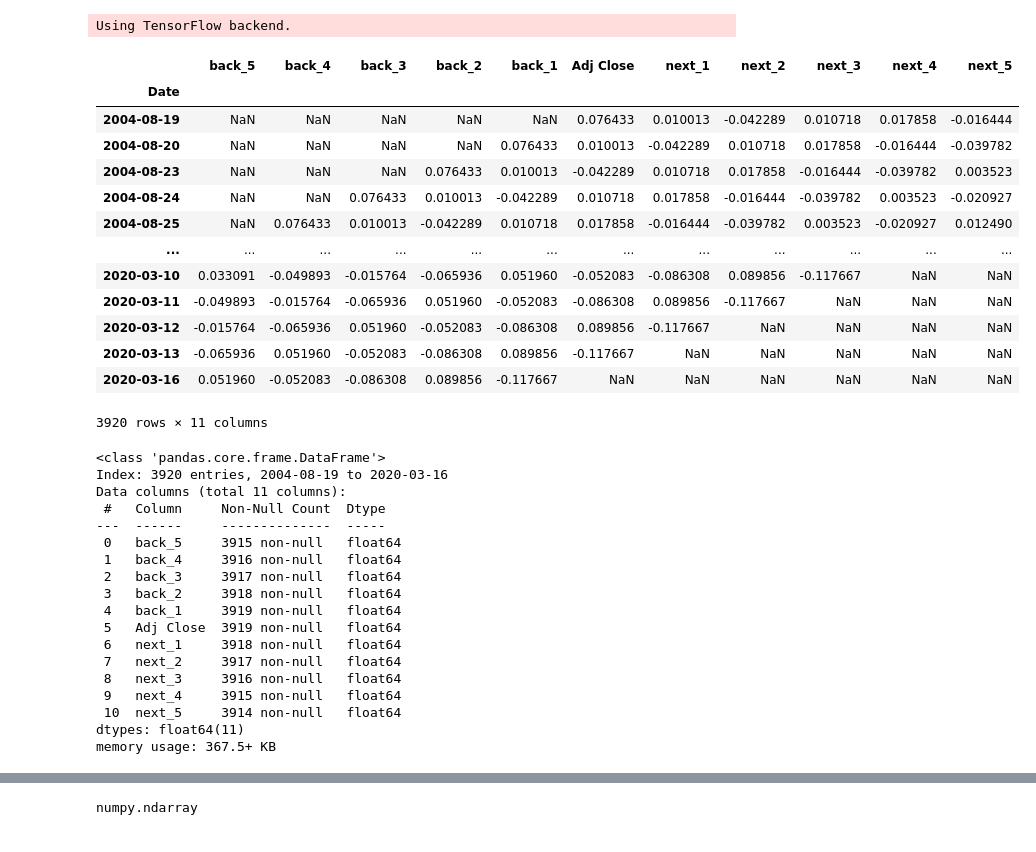
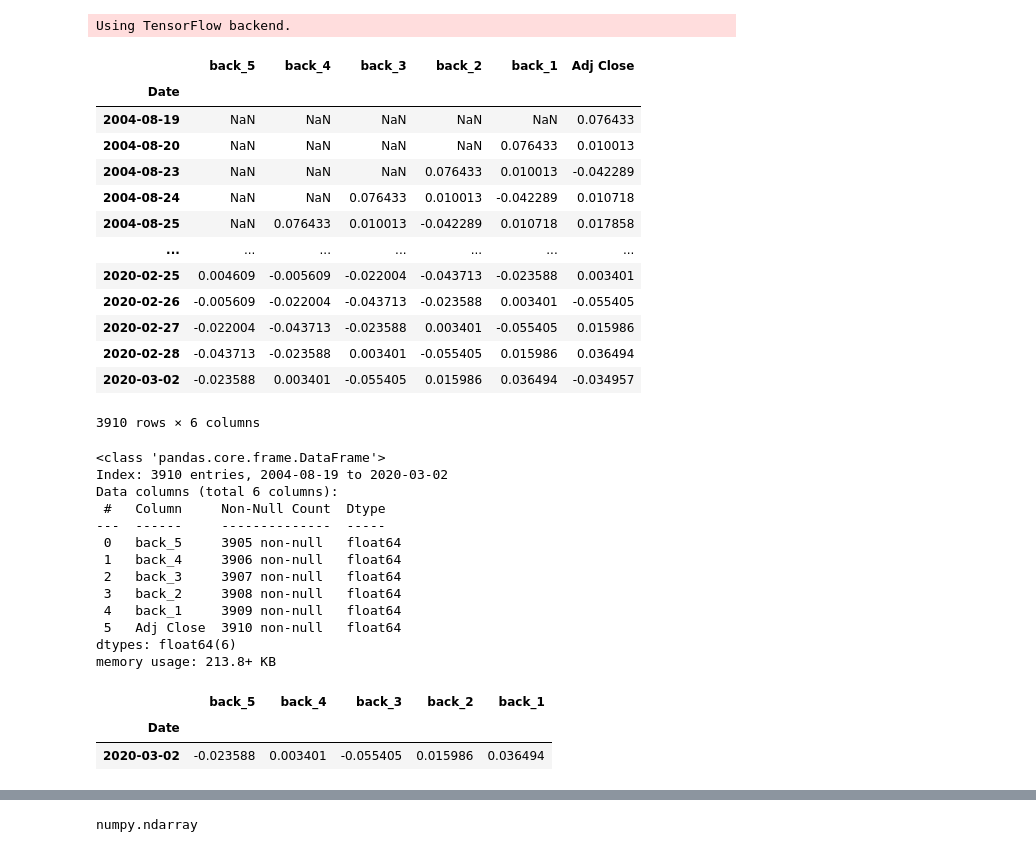
Before and after one commit to AHalarewicz/TimeSeriesAnalysis, a Jupyter notebook: notebooks/keras_predictions.ipynb, the cells around one changed output, grey strips where cells are left out. Cells and saved outputs as stored; diff of their text form; code cells hidden in the pictures.

Commit message:
predict increase or decrease and tomorrow's new stock price

```diff
--- a/notebooks/keras_predictions.ipynb
+++ b/notebooks/keras_predictions.ipynb
@@ -13,41 +13,45 @@ import joblib
 Using TensorFlow backend.
 # %%
 time_series_df = pd.read_csv('../data/interim/time_series.csv', index_col='Date')
+time_series_df = time_series_df[:-10]
 time_series_df
 # %% [output]
-|  | back_5 | back_4 | back_3 | back_2 | back_1 | Adj Close | next_1 | next_2 | next_3 | next_4 | next_5 |
-| Date |  |  |  |  |  |  |  |  |  |  |  |
-| 2004-08-19 | NaN | NaN | NaN | NaN | NaN | 0.076433 | 0.010013 | -0.042289 | 0.010718 | 0.017858 | -0.016444 |
-| 2004-08-20 | NaN | NaN | NaN | NaN | 0.076433 | 0.010013 | -0.042289 | 0.010718 | 0.017858 | -0.016444 | -0.039782 |
-| 2004-08-23 | NaN | NaN | NaN | 0.076433 | 0.010013 | -0.042289 | 0.010718 | 0.017858 | -0.016444 | -0.039782 | 0.003523 |
-| 2004-08-24 | NaN | NaN | 0.076433 | 0.010013 | -0.042289 | 0.010718 | 0.017858 | -0.016444 | -0.039782 | 0.003523 | -0.020927 |
-| 2004-08-25 | NaN | 0.076433 | 0.010013 | -0.042289 | 0.010718 | 0.017858 | -0.016444 | -0.039782 | 0.003523 | -0.020927 | 0.012490 |
-| ... | ... | ... | ... | ... | ... | ... | ... | ... | ... | ... | ... |
-| 2020-03-10 | 0.033091 | -0.049893 | -0.015764 | -0.065936 | 0.051960 | -0.052083 | -0.086308 | 0.089856 | -0.117667 | NaN | NaN |
-| 2020-03-11 | -0.049893 | -0.015764 | -0.065936 | 0.051960 | -0.052083 | -0.086308 | 0.089856 | -0.117667 | NaN | NaN | NaN |
-| 2020-03-12 | -0.015764 | -0.065936 | 0.051960 | -0.052083 | -0.086308 | 0.089856 | -0.117667 | NaN | NaN | NaN | NaN |
-| 2020-03-13 | -0.065936 | 0.051960 | -0.052083 | -0.086308 | 0.089856 | -0.117667 | NaN | NaN | NaN | NaN | NaN |
-| 2020-03-16 | 0.051960 | -0.052083 | -0.086308 | 0.089856 | -0.117667 | NaN | NaN | NaN | NaN | NaN | NaN |
+|  | back_5 | back_4 | back_3 | back_2 | back_1 | Adj Close |
+| Date |  |  |  |  |  |  |
+| 2004-08-19 | NaN | NaN | NaN | NaN | NaN | 0.076433 |
+| 2004-08-20 | NaN | NaN | NaN | NaN | 0.076433 | 0.010013 |
+| 2004-08-23 | NaN | NaN | NaN | 0.076433 | 0.010013 | -0.042289 |
+| 2004-08-24 | NaN | NaN | 0.076433 | 0.010013 | -0.042289 | 0.010718 |
+| 2004-08-25 | NaN | 0.076433 | 0.010013 | -0.042289 | 0.010718 | 0.017858 |
+| ... | ... | ... | ... | ... | ... | ... |
+| 2020-02-25 | 0.004609 | -0.005609 | -0.022004 | -0.043713 | -0.023588 | 0.003401 |
+| 2020-02-26 | -0.005609 | -0.022004 | -0.043713 | -0.023588 | 0.003401 | -0.055405 |
+| 2020-02-27 | -0.022004 | -0.043713 | -0.023588 | 0.003401 | -0.055405 | 0.015986 |
+| 2020-02-28 | -0.043713 | -0.023588 | 0.003401 | -0.055405 | 0.015986 | 0.036494 |
+| 2020-03-02 | -0.023588 | 0.003401 | -0.055405 | 0.015986 | 0.036494 | -0.034957 |
-3920 rows × 11 columns
+3910 rows × 6 columns
 # %%
 time_series_df.info()
 # %% [output]
 <class 'pandas.core.frame.DataFrame'>
-Index: 3920 entries, 2004-08-19 to 2020-03-16
-Data columns (total 11 columns):
+Index: 3910 entries, 2004-08-19 to 2020-03-02
+Data columns (total 6 columns):
  #   Column     Non-Null Count  Dtype
 ---  ------     --------------  -----
- 0   back_5     3915 non-null   float64
- 1   back_4     3916 non-null   float64
- 2   back_3     3917 non-null   float64
- 3   back_2     3918 non-null   float64
- 4   back_1     3919 non-null   float64
- 5   Adj Close  3919 non-null   float64
- 6   next_1     3918 non-null   float64
- 7   next_2     3917 non-null   float64
- 8   next_3     3916 non-null   float64
- 9   next_4     3915 non-null   float64
- 10  next_5     3914 non-null   float64
-dtypes: float64(11)
-memory usage: 367.5+ KB
+ 0   back_5     3905 non-null   float64
+ 1   back_4     3906 non-null   float64
+ 2   back_3     3907 non-null   float64
+ 3   back_2     3908 non-null   float64
+ 4   back_1     3909 non-null   float64
+ 5   Adj Close  3910 non-null   float64
+dtypes: float64(6)
+memory usage: 213.8+ KB
+# %%
+tomorrow = time_series_df.tail(1)
+tomorrows_predictors = tomorrow.iloc[:,:5]
+tomorrows_predictors
+# %% [output]
+|  | back_5 | back_4 | back_3 | back_2 | back_1 |
+| Date |  |  |  |  |  |
+| 2020-03-02 | -0.023588 | 0.003401 | -0.055405 | 0.015986 | 0.036494 |
 # %%
```
Also changed, not shown: parts of 16 cells of this notebook, 2 other files.
